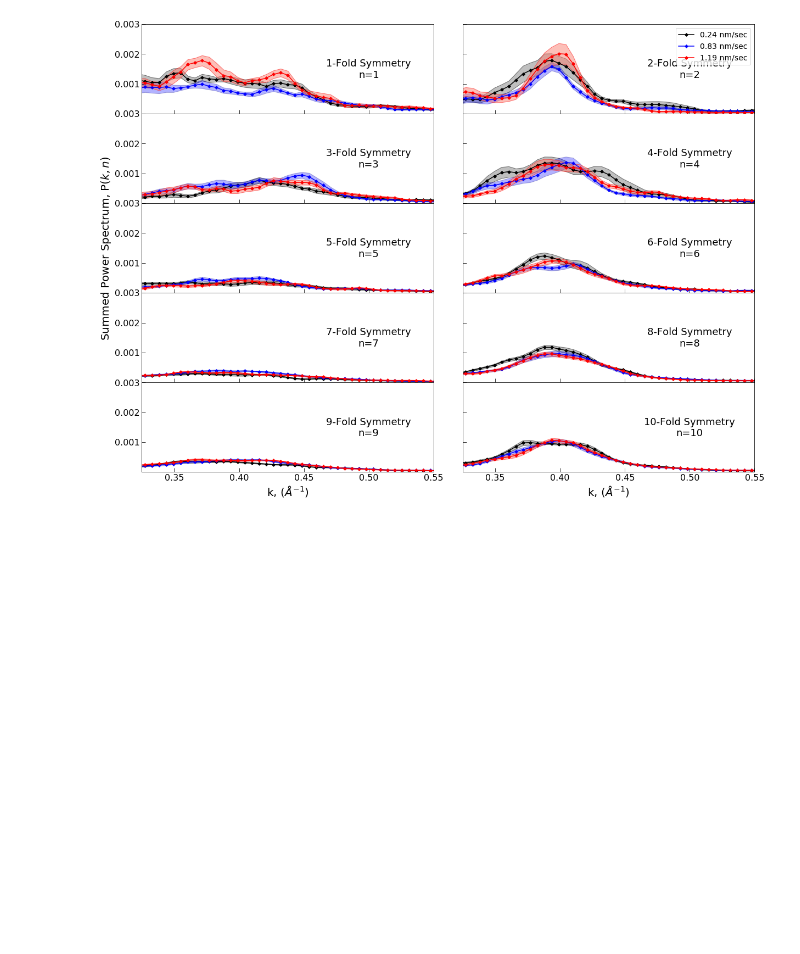
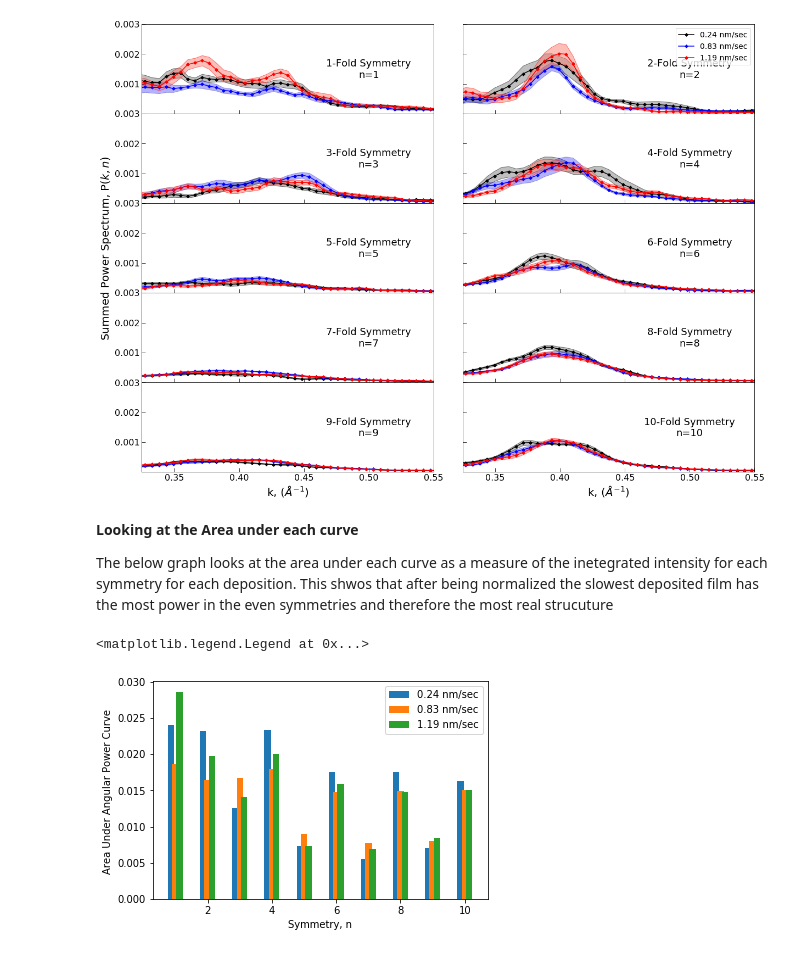
Before and after one commit to CSSFrancis/Analysis, a Jupyter notebook: CuZrAl_DepositionRateStructualAnalysis-2020-05-29.ipynb, the cells around one changed output. Drawn from its saved outputs; the diff is of its cells as text; code cells hidden in the pictures; blank space fills up the shorter version.

```diff
--- a/CuZrAl_DepositionRateStructualAnalysis-2020-05-29.ipynb
+++ b/CuZrAl_DepositionRateStructualAnalysis-2020-05-29.ipynb
@@ -311,3 +344,20 @@ axs[2,0].set_ylabel("Summed Power Spectrum, P($k,n$)",fontsize=20)
 # %% [output]
 Text(0, 0.5, 'Summed Power Spectrum, P($k,n$)')
 [figure]
+# %% [markdown]
+**Looking at the Area under each curve**
+
+The below graph looks at the area under each curve as a measure of the inetegrated intensity for each symmetry for each deposition.  This shwos that after being normalized the slowest deposited film has the most power in the even symmetries and therefore the most real strucuture
+# %%
+fig, ax = plt.subplots()
+n = [1,2,3,4,5,6,7,8,9,10]
+width=.2
+rects1 = ax.bar(np.subtract(n,2*width/3), mean24.isig[1:11,3.5:5.0].sum(axis=1).data, width, label='0.24 nm/sec')
+rects2 = ax.bar(n , mean83.isig[1:11,3.5:5.0].sum(axis=1).data, width, label='0.83 nm/sec')
+rects3 = ax.bar(np.add(n,2*width/3), mean119.isig[1:11,3.5:5.0].sum(axis=1).data, width, label='1.19 nm/sec')
+ax.set_xlabel("Symmetry, n")
+ax.set_ylabel("Area Under Angular Power Curve ")
+ax.legend()
+# %% [output]
+<matplotlib.legend.Legend at 0x...>
+[figure, added]
```
Also changed, not shown: parts of 8 cells of this notebook.
